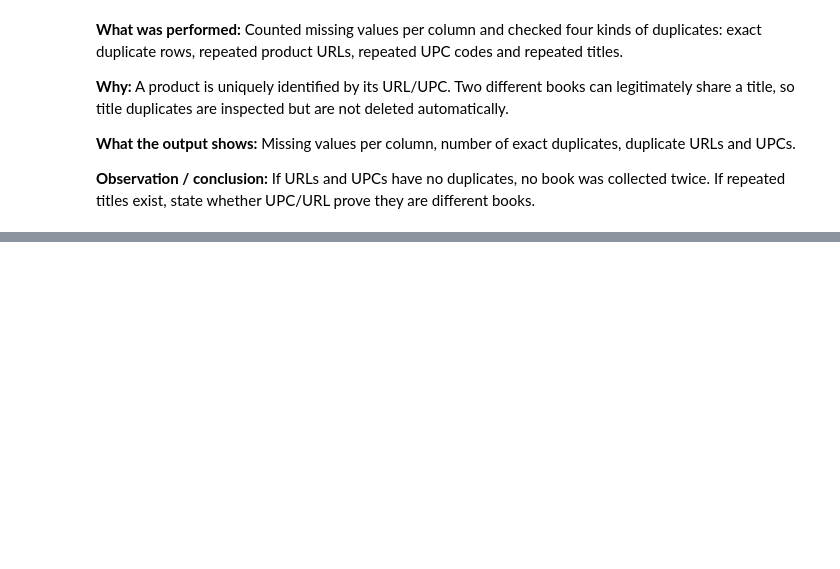
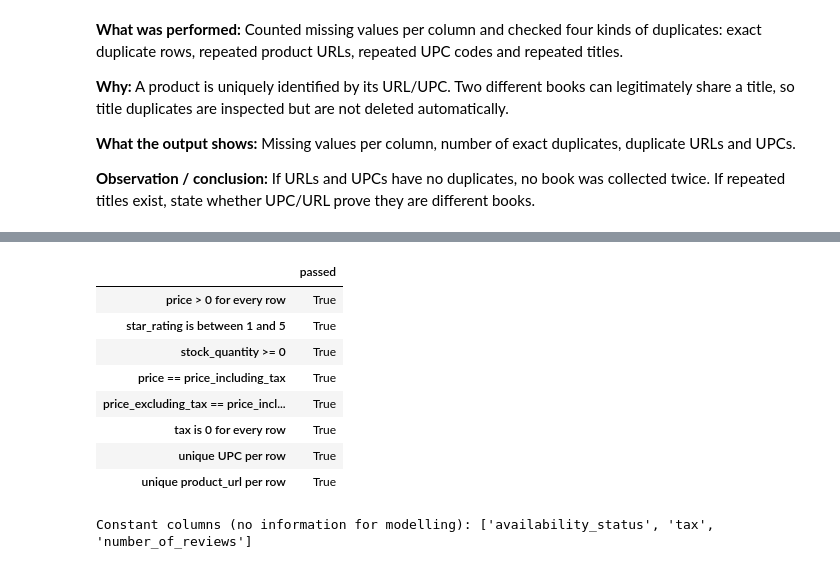
Before and after one commit to l250022/Ecommerce-Product-Analysis-ML, a Jupyter notebook: Data_collection_cleaning.ipynb, the cells around one changed output, grey strips where cells are left out. Cells and saved outputs as stored; diff of their text form; code cells hidden in the pictures; blank space fills up the shorter version.

```diff
--- a/Data_collection_cleaning.ipynb
+++ b/Data_collection_cleaning.ipynb
@@ -374,0 +459,26 @@ Rows sharing a title with others: 2
+# %%
+quality_checks = {
+    "price > 0 for every row": bool((df["price"] > 0).all()),
+    "star_rating is between 1 and 5": bool(df["star_rating"].between(1, 5).all()),
+    "stock_quantity >= 0": bool((df["stock_quantity"].dropna() >= 0).all()),
+    "price == price_including_tax": bool(np.allclose(df["price"], df["price_including_tax"], equal_nan=True)),
+    "price_excluding_tax == price_including_tax": bool(np.allclose(df["price_excluding_tax"], df["price_including_tax"], equal_nan=True)),
+    "tax is 0 for every row": bool((df["tax"].fillna(0) == 0).all()),
+    "unique UPC per row": bool(df["UPC"].dropna().is_unique),
+    "unique product_url per row": bool(df["product_url"].is_unique),
+}
+display(pd.Series(quality_checks, name="passed").to_frame())
+
+constant_cols = [c for c in df.columns if df[c].nunique(dropna=True) <= 1]
+print("Constant columns (no information for modelling):", constant_cols)
+# %% [output]
+|  | passed |
+| price > 0 for every row | True |
+| star_rating is between 1 and 5 | True |
+| stock_quantity >= 0 | True |
+| price == price_including_tax | True |
+| price_excluding_tax == price_incl... | True |
+| tax is 0 for every row | True |
+| unique UPC per row | True |
+| unique product_url per row | True |
+Constant columns (no information for modelling): ['availability_status', 'tax', 'number_of_reviews']
```
Also changed, not shown: parts of 12 cells of this notebook, 1 other file.
